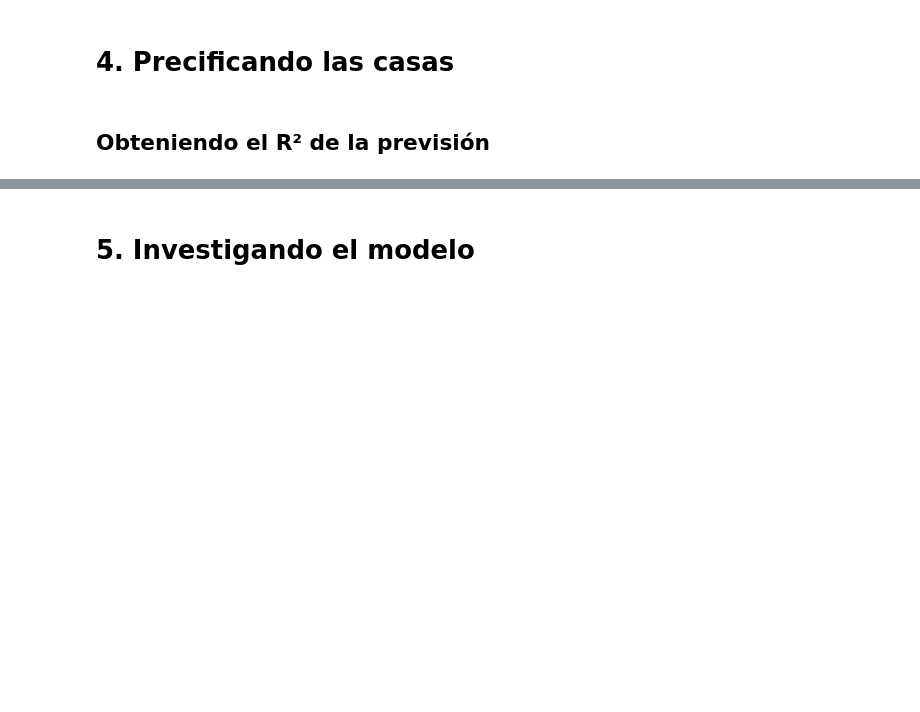
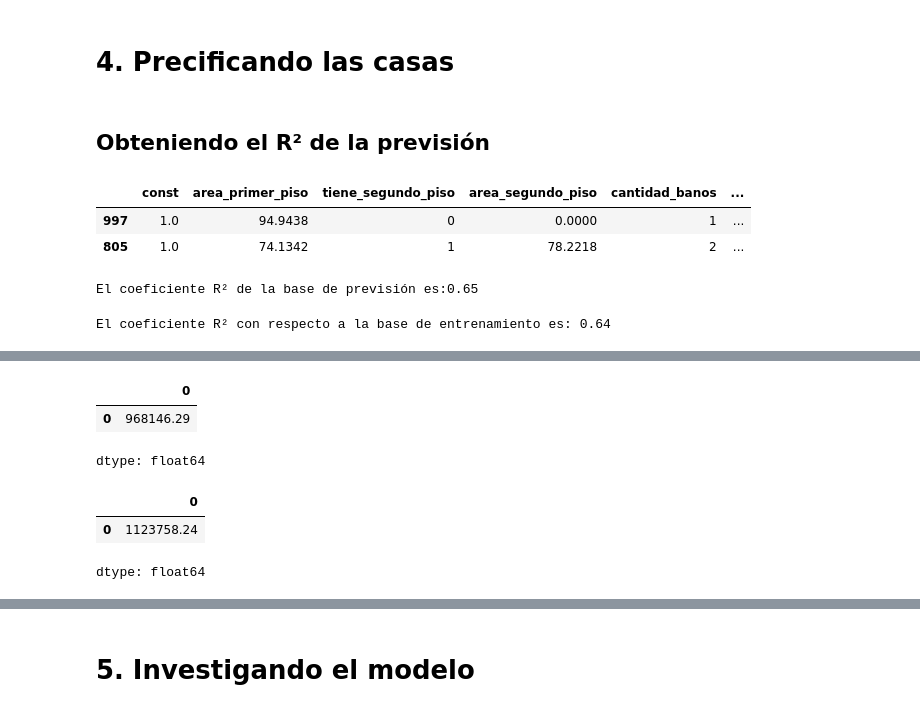
Before and after one commit to ElsaMolina/Cursos_EstadisticasConPython, a Jupyter notebook: precios_de_inmuebles_regresion_lineal.ipynb, the cells around one changed output, grey strips where cells are left out. Saved outputs shown, nothing was run; the diff lists cells and outputs as text; code cells hidden in the pictures; blank space fills up the shorter version.

```diff
--- a/precios_de_inmuebles_regresion_lineal.ipynb
+++ b/precios_de_inmuebles_regresion_lineal.ipynb
@@ -383,5 +383,11 @@ dtype: float64
 ## Obteniendo el R² de la previsión
 # %%
 # Añadiendo una constante en X_test
+X_test = sm.add_constant(X_test)
+X_test.head(2)
+# %% [output]
+|  | const | area_primer_piso | tiene_segundo_piso | area_segundo_piso | cantidad_banos | ... |
+| 997 | 1.0 | 94.9438 | 0 | 0.0000 | 1 | ... |
+| 805 | 1.0 | 74.1342 | 1 | 78.2218 | 2 | ... |
 # %%
 # Previsión con el modelo 3
@@ -388,2 +396,5 @@ dtype: float64
 # %%
 # Cuál es el r² de la previsión?
+print(f'El coeficiente R² de la base de previsión es: {modelo_3.rsquared.round(2)} ')
+# %% [output]
+El coeficiente R² de la base de previsión es:0.65
@@ -392,3 +401,8 @@ dtype: float64
+# %%
+# Cuál es el R² del entrenamiento?
+print(f'El coeficiente R² con respecto a la base de entrenamiento es: {round(r2_score(y_test, prevision_3),2)} ')
+# %% [output]
+El coeficiente R² con respecto a la base de entrenamiento es: 0.64
 # %% [markdown]
 ## Precificando una casa
 
@@ -398,4 +417,14 @@ dtype: float64
 # %%
 # Cuál es el precio del inmueble de acuerdo con el modelo 0?
+modelo_0.predict(nuevo_inmueble['area_primer_piso']).round(2)
+# %% [output]
+|  | 0 |
+| 0 | 968146.29 |
+dtype: float64
 # %%
 #Cuál es el precio del inmueble de acuerdo con el modelo 3?
+modelo_3.predict(nuevo_inmueble).round(2)
+# %% [output]
+|  | 0 |
+| 0 | 1123758.24 |
+dtype: float64
```
Also changed, not shown: parts of 11 cells of this notebook.
